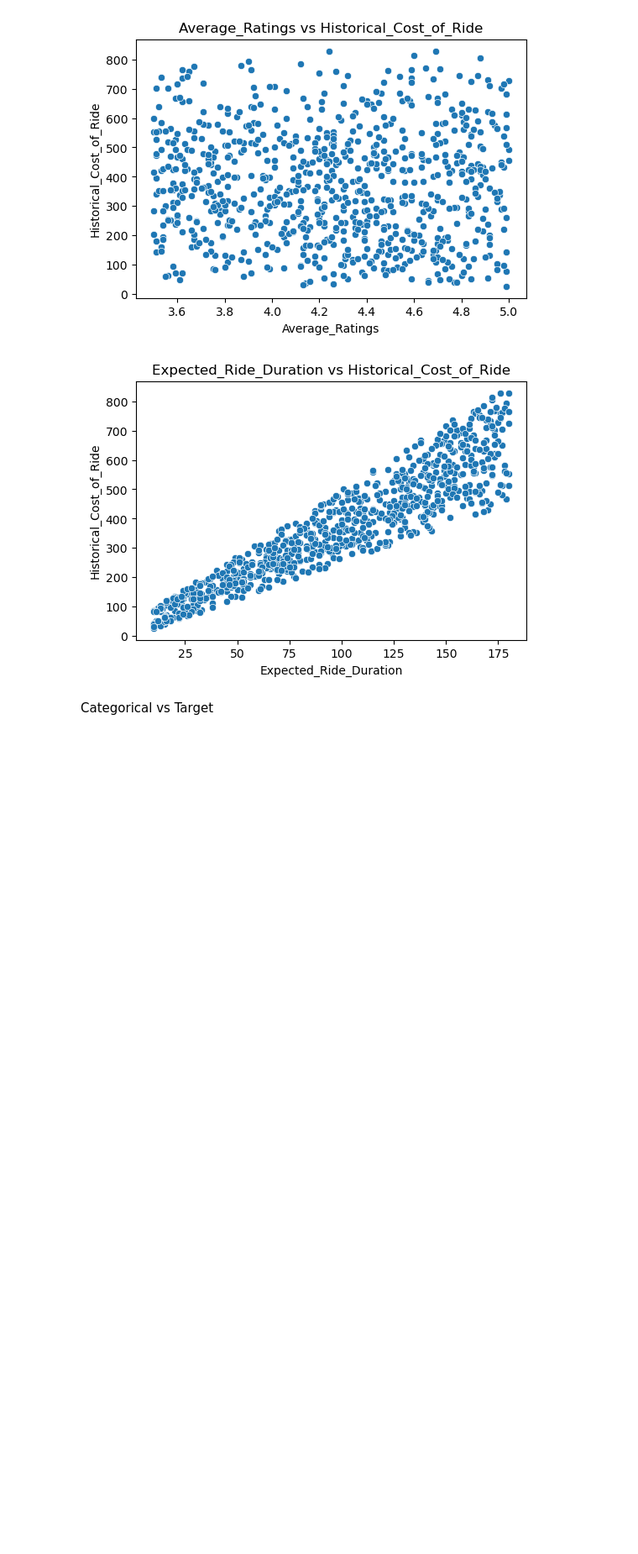
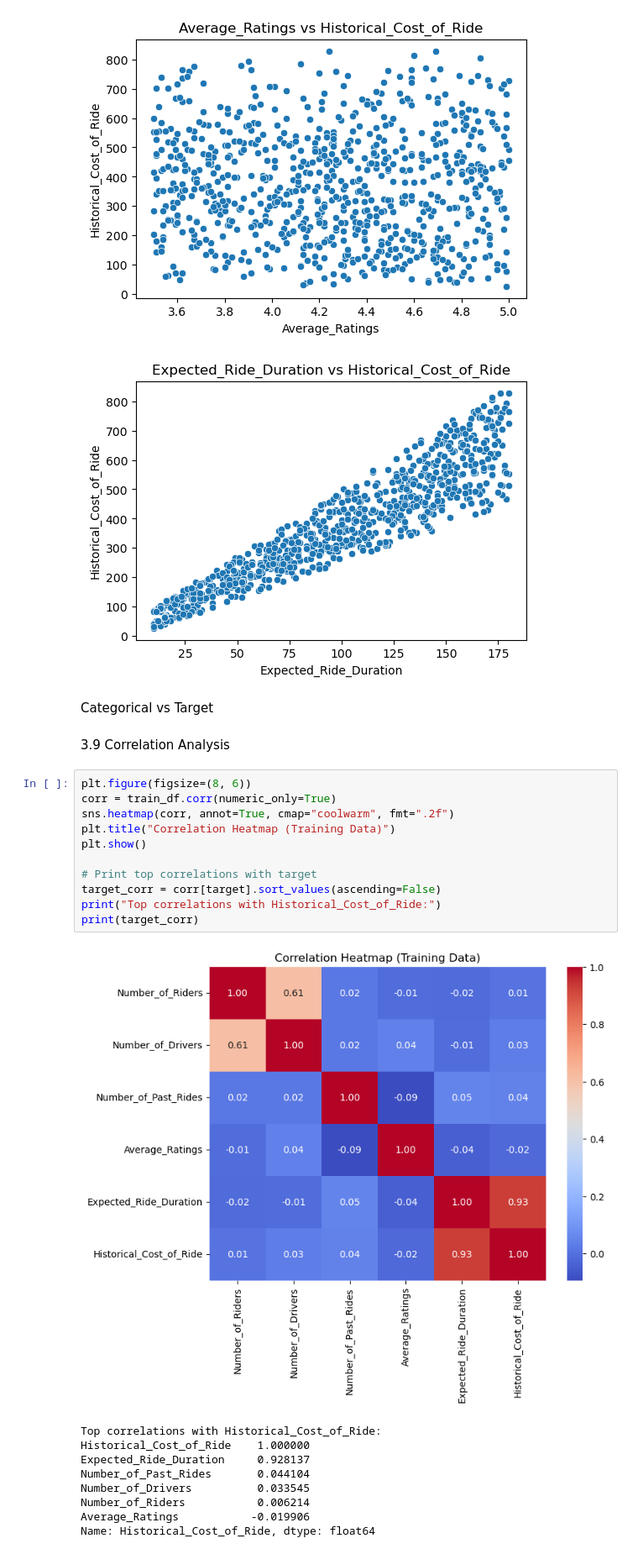
Before and after one commit to ashokaw/Dynamic_pricing, a Jupyter notebook: Interim_diss.ipynb, the cells around one changed output. Shown at 84% size. Saved outputs shown, nothing was run; the diff lists cells and outputs as text; blank space fills up the shorter version.

```diff
--- a/Interim_diss.ipynb
+++ b/Interim_diss.ipynb
@@ -409,3 +409,26 @@ for col in num_cols:
 [figure]
 # %% [markdown]
 Categorical vs Target
+# %% [markdown]
+3.9 Correlation Analysis
+# %%
+plt.figure(figsize=(8, 6))
+corr = train_df.corr(numeric_only=True)
+sns.heatmap(corr, annot=True, cmap="coolwarm", fmt=".2f")
+plt.title("Correlation Heatmap (Training Data)")
+plt.show()
+
+# Print top correlations with target
+target_corr = corr[target].sort_values(ascending=False)
+print("Top correlations with Historical_Cost_of_Ride:")
+print(target_corr)
+# %% [output]
+[figure, added]
+Top correlations with Historical_Cost_of_Ride:
+Historical_Cost_of_Ride    1.000000
+Expected_Ride_Duration     0.928137
+Number_of_Past_Rides       0.044104
+Number_of_Drivers          0.033545
+Number_of_Riders           0.006214
+Average_Ratings           -0.019906
+Name: Historical_Cost_of_Ride, dtype: float64
```
Also changed, not shown: parts of 8 cells of this notebook, 2 other files.
